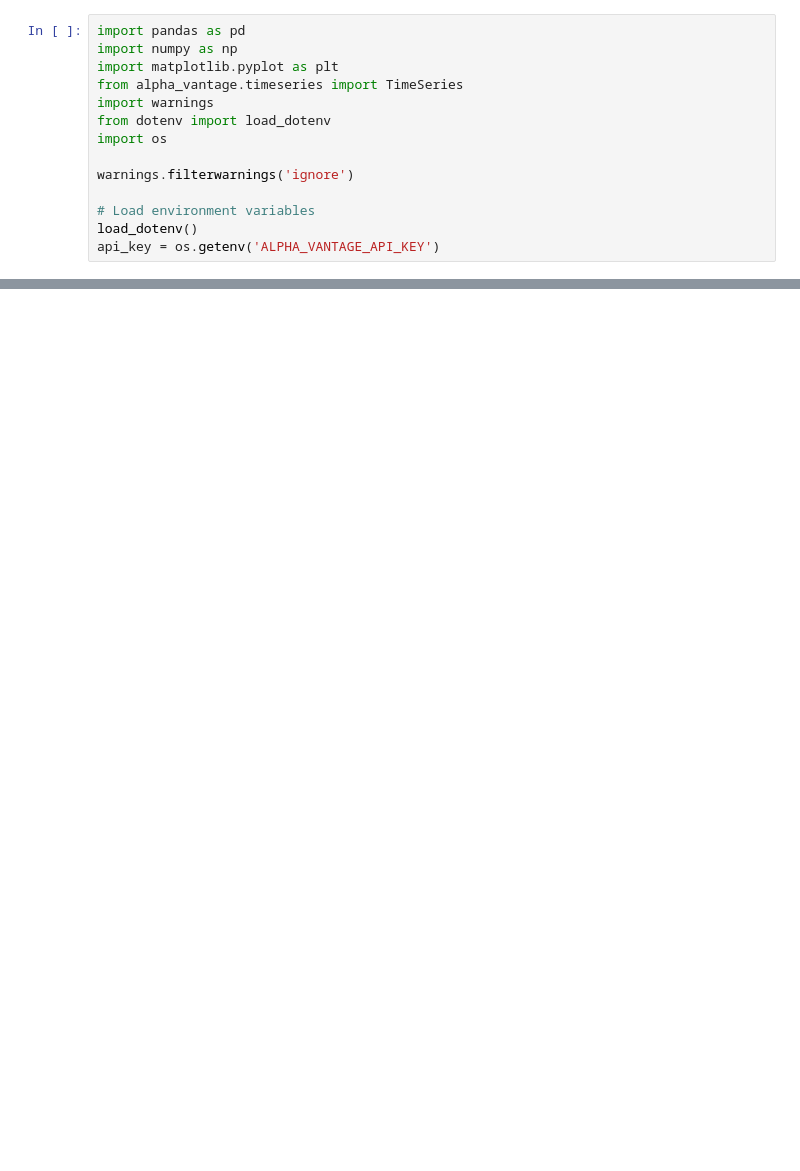
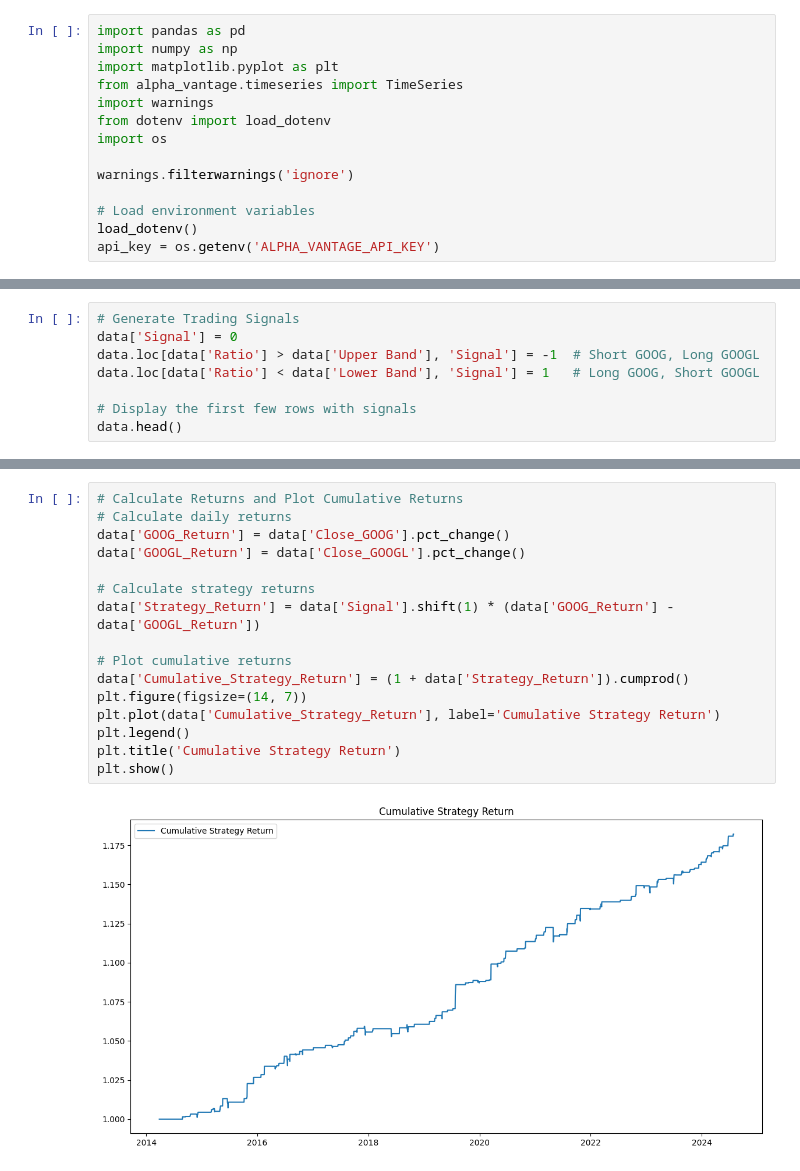
Before and after one commit to miloopark/strategy-playground, a Jupyter notebook: strategies/Dual_Class_Arbitrage.ipynb, the cells around one changed output, grey strips where cells are left out. Drawn from its saved outputs; the diff is of its cells as text; blank space fills up the shorter version.

```diff
--- a/strategies/Dual_Class_Arbitrage.ipynb
+++ b/strategies/Dual_Class_Arbitrage.ipynb
@@ -36,0 +67,8 @@ ValueError: Thank you for using Alpha Vantage! This is a premium endpoint. You m
+# %%
+# Generate Trading Signals
+data['Signal'] = 0
+data.loc[data['Ratio'] > data['Upper Band'], 'Signal'] = -1  # Short GOOG, Long GOOGL
+data.loc[data['Ratio'] < data['Lower Band'], 'Signal'] = 1   # Long GOOG, Short GOOGL
+
+# Display the first few rows with signals
+data.head()
@@ -36,0 +83,18 @@ ValueError: Thank you for using Alpha Vantage! This is a premium endpoint. You m
+# %%
+# Calculate Returns and Plot Cumulative Returns
+# Calculate daily returns
+data['GOOG_Return'] = data['Close_GOOG'].pct_change()
+data['GOOGL_Return'] = data['Close_GOOGL'].pct_change()
+
+# Calculate strategy returns
+data['Strategy_Return'] = data['Signal'].shift(1) * (data['GOOG_Return'] - data['GOOGL_Return'])
+
+# Plot cumulative returns
+data['Cumulative_Strategy_Return'] = (1 + data['Strategy_Return']).cumprod()
+plt.figure(figsize=(14, 7))
+plt.plot(data['Cumulative_Strategy_Return'], label='Cumulative Strategy Return')
+plt.legend()
+plt.title('Cumulative Strategy Return')
+plt.show()
+# %% [output]
+[figure, added]
```
Also changed, not shown: parts of 4 cells of this notebook.
